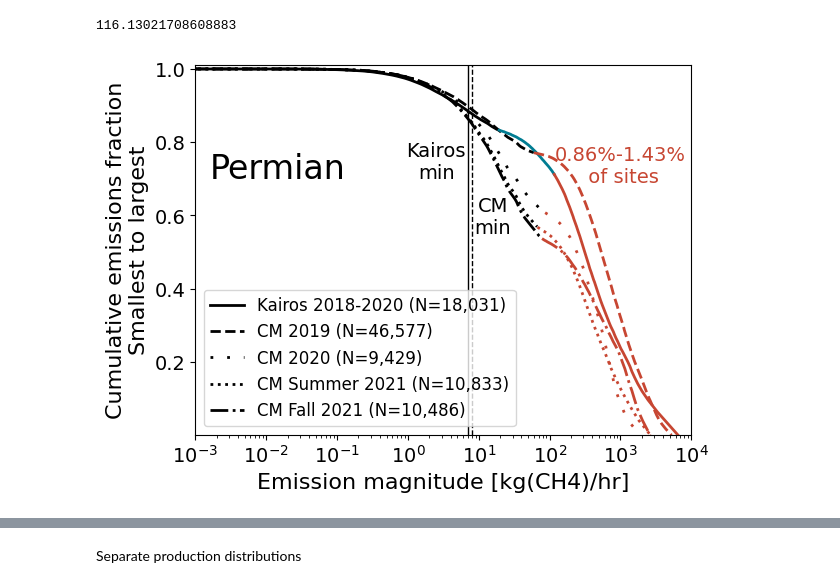
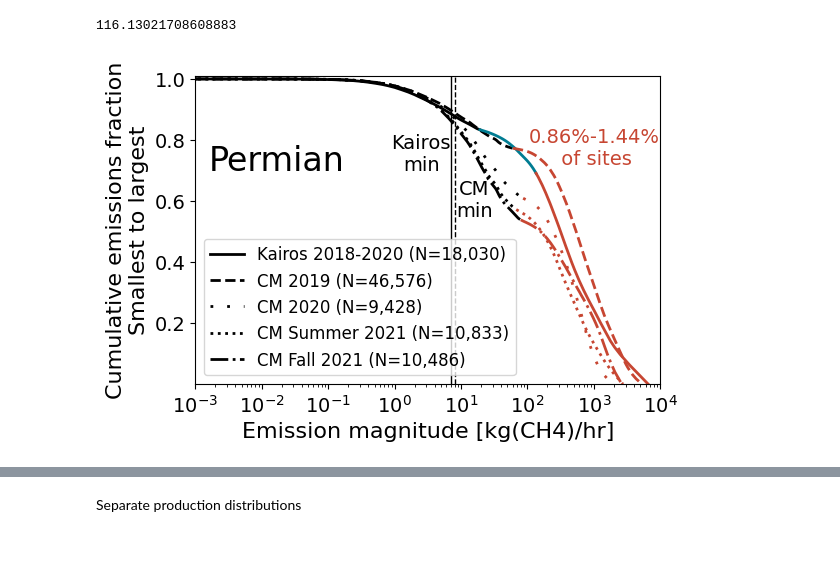
Before and after one commit to esherwin/MethaneDistributions, a Jupyter notebook: DistributionsMain.ipynb, the cells around one changed output, grey strips where cells are left out. Cells and saved outputs as stored; diff of their text form; code cells hidden in the pictures; blank space fills up the shorter version.

Commit message:
Generated basically final results for most figures for the Science submission. Still need to include partial detection in the Kairos loglog plots.

```diff
--- a/DistributionsMain.ipynb
+++ b/DistributionsMain.ipynb
@@ -449,48 +484,58 @@ NMTotalEmissions, CATotalEmissions
 # Cumulative emissions Permian
 
 ax = plt.gca()
 # Main plot
+KairosFullDetectPermian = np.max(kairosPermian.loc[kairosPermian['Cumulative partial emissions [kgh]'] > 0, 'Emission magnitude [kgh]'])
 plt.semilogx(kairosPermian.loc[kairosPermian['Emission magnitude [kgh]'] <= KairosPermianMinDetect, 'Emission magnitude [kgh]'], kairosPermian.loc[kairosPermian['Emission magnitude [kgh]'] <= KairosPermianMinDetect, 'Cumulative emissions fraction [%]'], linewidth=2, color=colors[0], linestyle='solid')
 plt.semilogx(CMPermian2019.loc[CMPermian2019['Emission magnitude [kgh]'] <= CMPermianMinDetect2019, 'Emission magnitude [kgh]'], CMPermian2019.loc[CMPermian2019['Emission magnitude [kgh]'] <= CMPermianMinDetect2019, 'Cumulative emissions fraction [%]'], linewidth=2, color=colors[0], linestyle='dashed')
 plt.semilogx(CMPermian2020.loc[CMPermian2020['Emission magnitude [kgh]'] <= CMPermianMinDetect2020, 'Emission magnitude [kgh]'], CMPermian2020.loc[CMPermian2020['Emission magnitude [kgh]'] <= CMPermianMinDetect2020, 'Cumulative emissions fraction [%]'], linewidth=2, color=colors[0], linestyle=(0, (1, 5)))
 plt.semilogx(CMPermian2021Summer.loc[CMPermian2021Summer['Emission magnitude [kgh]'] <= CMPermianMinDetectSummer2021, 'Emission magnitude [kgh]'], CMPermian2021Summer.loc[CMPermian2021Summer['Emission magnitude [kgh]'] <= CMPermianMinDetectSummer2021, 'Cumulative emissions fraction [%]'], linewidth=2, color=colors[0], linestyle='dotted')
 plt.semilogx(CMPermian2021Fall.loc[CMPermian2021Fall['Emission magnitude [kgh]'] <= CMPermianMinDetectFall2021, 'Emission magnitude [kgh]'], CMPermian2021Fall.loc[CMPermian2021Fall['Emission magnitude [kgh]'] <= CMPermianMinDetectFall2021, 'Cumulative emissions fraction [%]'], linewidth=2, color=colors[0], linestyle='dashdot')
-plt.semilogx(kairosPermian.loc[(kairosPermian['Emission magnitude [kgh]'] >= KairosPermianMinDetect) & (kairosPermian['Emission magnitude [kgh]'] <= KairosFullDetect), 'Emission magnitude [kgh]'], kairosPermian.loc[(kairosPermian['Emission magnitude [kgh]'] >= KairosPermianMinDetect) & (kairosPermian['Emission magnitude [kgh]'] <= KairosFullDetect), 'Cumulative emissions fraction [%]'], linewidth=2, color=colors[1], linestyle='solid')
-plt.semilogx(kairosPermian.loc[kairosPermian['Emission magnitude [kgh]'] >= KairosFullDetect, 'Emission magnitude [kgh]'], kairosPermian.loc[kairosPermian['Emission magnitude [kgh]'] >= KairosFullDetect, 'Cumulative emissions fraction [%]'], linewidth=2, color=colors[2], linestyle='solid')
+plt.semilogx(kairosPermian.loc[(kairosPermian['Emission magnitude [kgh]'] >= KairosPermianMinDetect) & (kairosPermian['Emission magnitude [kgh]'] <= KairosFullDetectPermian), 'Emission magnitude [kgh]'], kairosPermian.loc[(kairosPermian['Emission magnitude [kgh]'] >= KairosPermianMinDetect) & (kairosPermian['Emission magnitude [kgh]'] <= KairosFullDetectPermian), 'Cumulative emissions fraction [%]'], linewidth=2, color=colors[1], linestyle='solid')
+plt.semilogx(kairosPermian.loc[kairosPermian['Emission magnitude [kgh]'] >= KairosFullDetectPermian, 'Emission magnitude [kgh]'], kairosPermian.loc[kairosPermian['Emission magnitude [kgh]'] >= KairosFullDetectPermian, 'Cumulative emissions fraction [%]'], linewidth=2, color=colors[2], linestyle='solid')
 plt.semilogx(CMPermian2019.loc[CMPermian2019['Emission magnitude [kgh]'] >= CMPermianMinDetect2019, 'Emission magnitude [kgh]'], CMPermian2019.loc[CMPermian2019['Emission magnitude [kgh]'] >= CMPermianMinDetect2019, 'Cumulative emissions fraction [%]'], linewidth=2, color=colors[2], linestyle='dashed')
 plt.semilogx(CMPermian2020.loc[CMPermian2020['Emission magnitude [kgh]'] >= CMPermianMinDetect2020, 'Emission magnitude [kgh]'], CMPermian2020.loc[CMPermian2020['Emission magnitude [kgh]'] >= CMPermianMinDetect2020, 'Cumulative emissions fraction [%]'], linewidth=2, color=colors[2], linestyle=(0, (1, 5)))
 plt.semilogx(CMPermian2021Summer.loc[CMPermian2021Summer['Emission magnitude [kgh]'] >= CMPermianMinDetectSummer2021, 'Emission magnitude [kgh]'], CMPermian2021Summer.loc[CMPermian2021Summer['Emission magnitude [kgh]'] >= CMPermianMinDetectSummer2021, 'Cumulative emissions fraction [%]'], linewidth=2, color=colors[2], linestyle='dotted')
 plt.semilogx(CMPermian2021Fall.loc[CMPermian2021Fall['Emission magnitude [kgh]'] >= CMPermianMinDetectFall2021, 'Emission magnitude [kgh]'], CMPermian2021Fall.loc[CMPermian2021Fall['Emission magnitude [kgh]'] >= CMPermianMinDetectFall2021, 'Cumulative emissions fraction [%]'], linewidth=2, color=colors[2], linestyle='dashdot')
 
 # Min detected
-plt.axvline(KairosPermianMinDetected, color=colors[0], linestyle="-", lw=1, label="Kairos min detected")
-plt.axvline(np.min([CMPermianMinDetected2020, CMPermianMinDetected2019, CMPermianMinDetectedSummer2021, CMPermianMinDetectedFall2021]), color=colors[0], linestyle="--", lw=1, label="CM min detected")
+min_detect_CM_Permian = [surveyStats.loc['Permian_2019', 'Min detected emission'],
+                         surveyStats.loc['Permian_2020', 'Min detected emission'],
+                         surveyStats.loc['Permian_fall2021', 'Min detected emission'],
+                         surveyStats.loc['Permian_summer2021', 'Min detected emission']]
+
+plt.axvline(surveyStats.loc['Kairos_Permian', 'Min detected emission'], color=colors[0], linestyle="-", lw=1, label="Kairos min detected")
+plt.axvline(np.min(min_detect_CM_Permian), color=colors[0], linestyle="--", lw=1, label="CM min detected")
 plt.text(10**1.2, 0.55, 'CM\nmin', size=14, color='black', rotation=0, ha='center')
 plt.text(10**0.4, 0.7, 'Kairos\nmin', size=14, color='black', rotation=0, ha='center')
 
+
 # Fraction sites emitting
-plt.text(10**3, 0.69, str("{:.2%}".format(np.min([KairosPermianFracEmitting, CMPermianFracEmitting2019, CMPermianFracEmittingSummer2021, CMPermianFracEmittingFall2021]))) + '-' + "{:.2%}".format(np.max([KairosPermianFracEmitting, CMPermianFracEmitting2019, CMPermianFracEmittingSummer2021, CMPermianFracEmittingFall2021])) + '\n of sites', size=14, color=colors[2], rotation=0, ha='center')
+fraction_sites_emitting_by_survey_Permian = [surveyStats.loc['Kairos_Permian', 'Avg % sites emitting'],
+                                     surveyStats.loc['Permian_2019', 'Avg % sites emitting'],
+                                     surveyStats.loc['Permian_2020', 'Avg % sites emitting'],
+                                     surveyStats.loc['Permian_fall2021', 'Avg % sites emitting'],
+                                     surveyStats.loc['Permian_summer2021', 'Avg % sites emitting']]
 
-# plt.semilogx(CMPermian2019['Emission magnitude [kgh]'], CMPermian2019['Cumulative emissions fraction [%]'], linewidth=2, color="black")
-# plt.semilogx(CMPermian2021Summer['Emission magnitude [kgh]'], CMPermian2021Summer['Cumulative emissions fraction [%]'], linewidth=2, color="black")
-# plt.semilogx(CMPermian2021Fall['Emission magnitude [kgh]'], CMPermian2021Fall['Cumulative emissions fraction [%]'], linewidth=2, color="black")
-# ax.axvline(KairosMinDetect, color="saddlebrown", linestyle="--", lw=2, label="Kairos min detect")
-# ax.axvline(KairosFullDetect, color="saddlebrown", linestyle="--", lw=2, label="Kairos full detect")
-plt.legend(['Kairos 2018-2020 (N=' + '{:,.0f}'.format(KairosPermianWellVisits) + ')',
-            'CM 2019 (N=' + '{:,.0f}'.format(CMPermianWellVisits2019) + ')',
-            'CM 2020 (N=' + '{:,.0f}'.format(CMPermianWellVisits2020) + ')',
-            'CM Summer 2021 (N=' + '{:,.0f}'.format(CMPermianWellVisitsFall2021) + ')',
-            'CM Fall 2021 (N=' + '{:,.0f}'.format(CMPermianWellVisitsSummer2021) + ')'],
+plt.text(10**3, 0.72, str("{:.2%}".format(np.min(fraction_sites_emitting_by_survey_Permian)))
+         + '-' + "{:.2%}".format(np.max(fraction_sites_emitting_by_survey_Permian)) + '\n of sites', size=14, color=colors[2], rotation=0, ha='center')
+
+plt.legend(['Kairos 2018-2020 (N=' + '{:,.0f}'.format(surveyStats.loc['Kairos_Permian', 'Sites covered']) + ')',
+            'CM 2019 (N=' + '{:,.0f}'.format(surveyStats.loc['Permian_2019', 'Sites covered']) + ')',
+            'CM 2020 (N=' + '{:,.0f}'.format(surveyStats.loc['Permian_2020', 'Sites covered']) + ')',
+            'CM Summer 2021 (N=' + '{:,.0f}'.format(surveyStats.loc['Permian_fall2021', 'Sites covered']) + ')',
+            'CM Fall 2021 (N=' + '{:,.0f}'.format(surveyStats.loc['Permian_summer2021', 'Sites covered']) + ')'],
            loc='lower left', fontsize=12)
 ax.set_ylim(0.001, 1.01)
 ax.set_xlim(10**-3, 10**4)
 plt.xlabel('Emission magnitude [kg(CH4)/hr]', size=16)
 plt.ylabel('Cumulative emissions fraction\nSmallest to largest', size=16)
 plt.text(10**-2.8, 0.7, 'Permian', fontsize=24, color='black', rotation=0, ha='left')
 plt.xticks(fontsize=14)
 plt.yticks(fontsize=14)
+plt.rcParams["figure.figsize"] = 6,4
 
-# plt.savefig('Permian distribution 20221022.pdf', format='pdf', bbox_inches="tight")
-plt.show()
+plt.savefig('Permian distribution 20221107b.pdf', format='pdf', bbox_inches="tight")
+# plt.show()
 # %% [output]
-[figure, old version]
+[figure, new version]
```
Also changed, not shown: parts of 41 cells of this notebook, 41 other files.
